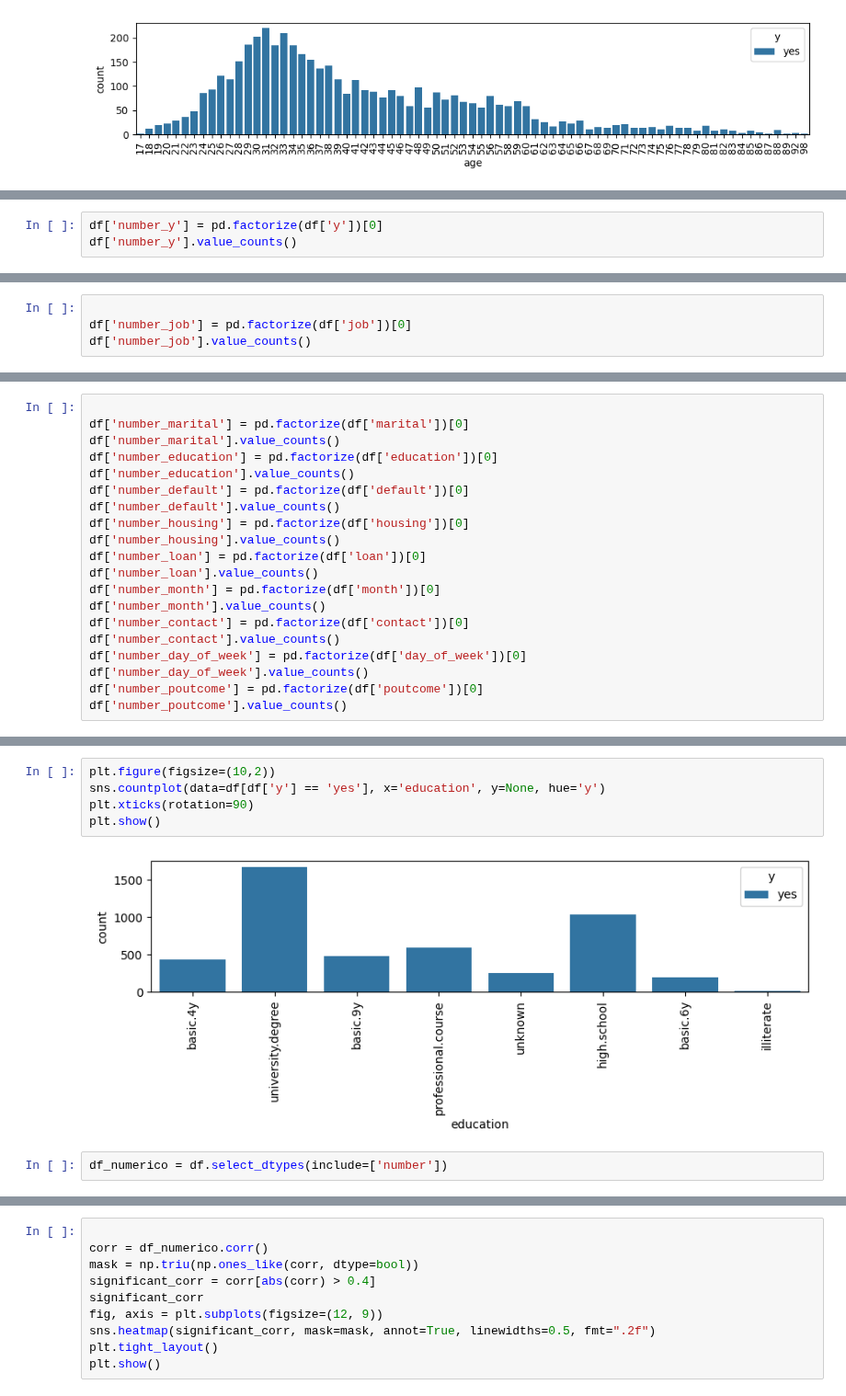
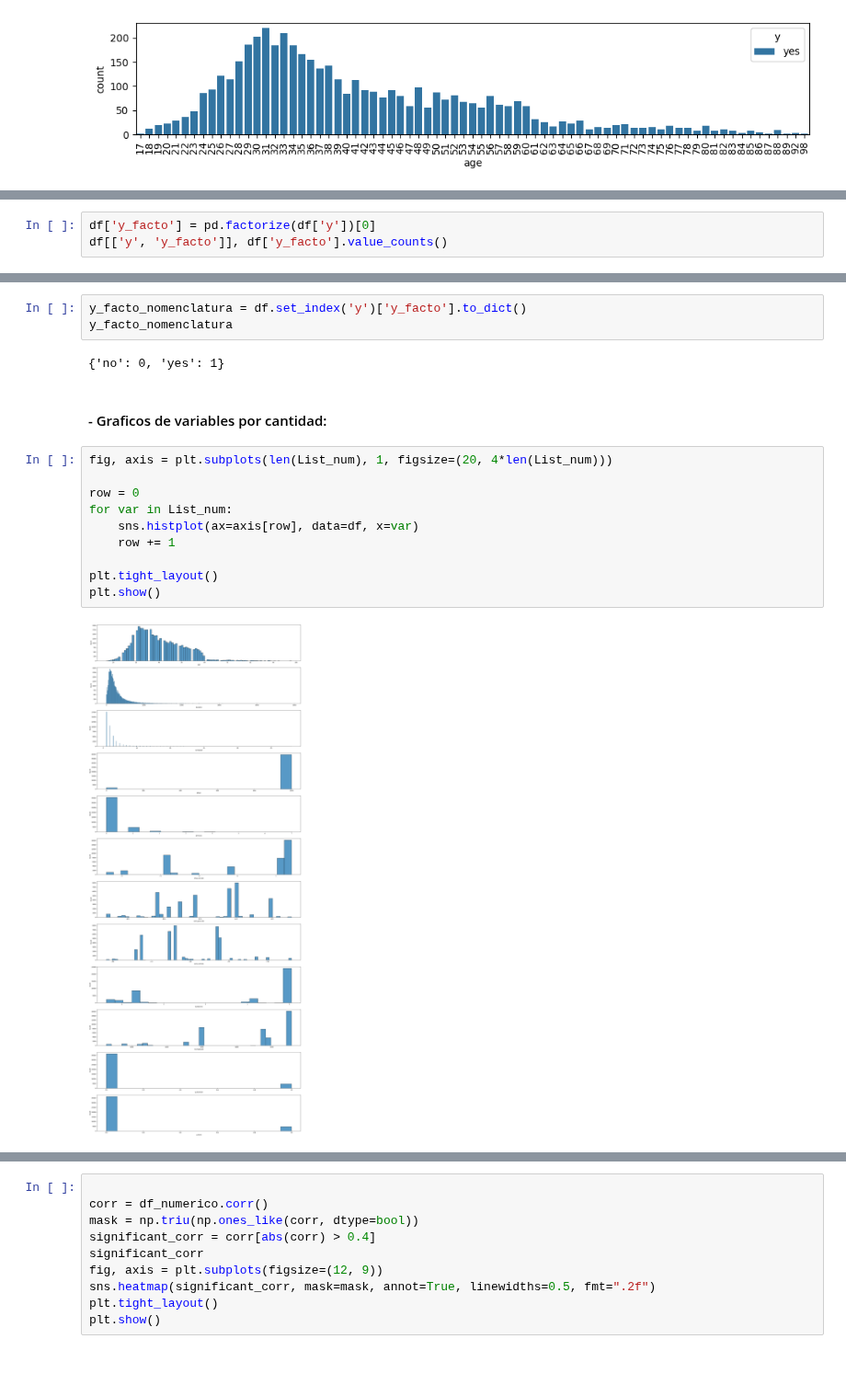
Before and after one commit to 4GeeksAcademy/GuilloMansa-MachineLearning, a Jupyter notebook: src/01-logistic-regression.ipynb, the cells around one changed output, grey strips where cells are left out. Shown at 92% size. Saved outputs shown, nothing was run; the diff lists cells and outputs as text; blank space fills up the shorter version.

```diff
--- a/src/01-logistic-regression.ipynb
+++ b/src/01-logistic-regression.ipynb
@@ -128,4 +190,4 @@ Name: count, dtype: int64
 # %%
-df['number_y'] = pd.factorize(df['y'])[0]
-df['number_y'].value_counts()
+df['y_facto'] = pd.factorize(df['y'])[0]
+df[['y', 'y_facto']], df['y_facto'].value_counts()
 # %% [output]
@@ -136,4 +211,0 @@ Name: count, dtype: int64
-# %%
-
-df['number_job'] = pd.factorize(df['job'])[0]
-df['number_job'].value_counts()
@@ -155,20 +211,0 @@ Name: count, dtype: int64
-# %%
-
-df['number_marital'] = pd.factorize(df['marital'])[0]
-df['number_marital'].value_counts()
-df['number_education'] = pd.factorize(df['education'])[0]
-df['number_education'].value_counts()
-df['number_default'] = pd.factorize(df['default'])[0]
-df['number_default'].value_counts()
-df['number_housing'] = pd.factorize(df['housing'])[0]
-df['number_housing'].value_counts()
-df['number_loan'] = pd.factorize(df['loan'])[0]
-df['number_loan'].value_counts()
-df['number_month'] = pd.factorize(df['month'])[0]
-df['number_month'].value_counts()
-df['number_contact'] = pd.factorize(df['contact'])[0]
-df['number_contact'].value_counts()
-df['number_day_of_week'] = pd.factorize(df['day_of_week'])[0]
-df['number_day_of_week'].value_counts()
-df['number_poutcome'] = pd.factorize(df['poutcome'])[0]
-df['number_poutcome'].value_counts()
@@ -201,9 +212,19 @@ Name: count, dtype: int64
-# %%
-plt.figure(figsize=(10,2))
-sns.countplot(data=df[df['y'] == 'yes'], x='education', y=None, hue='y')
-plt.xticks(rotation=90)
-plt.show()
-# %% [output]
-[figure, removed]
-# %%
-df_numerico = df.select_dtypes(include=['number'])
+# %%
+y_facto_nomenclatura = df.set_index('y')['y_facto'].to_dict()
+y_facto_nomenclatura
+# %% [output]
+{'no': 0, 'yes': 1}
+# %% [markdown]
+#### - Graficos de variables por cantidad:
+# %%
+fig, axis = plt.subplots(len(List_num), 1, figsize=(20, 4*len(List_num)))
+
+row = 0
+for var in List_num:
+    sns.histplot(ax=axis[row], data=df, x=var)
+    row += 1
+
+plt.tight_layout()
+plt.show()
+# %% [output]
+[figure, added]
```
Also changed, not shown: parts of 31 cells of this notebook, 1 other file.
